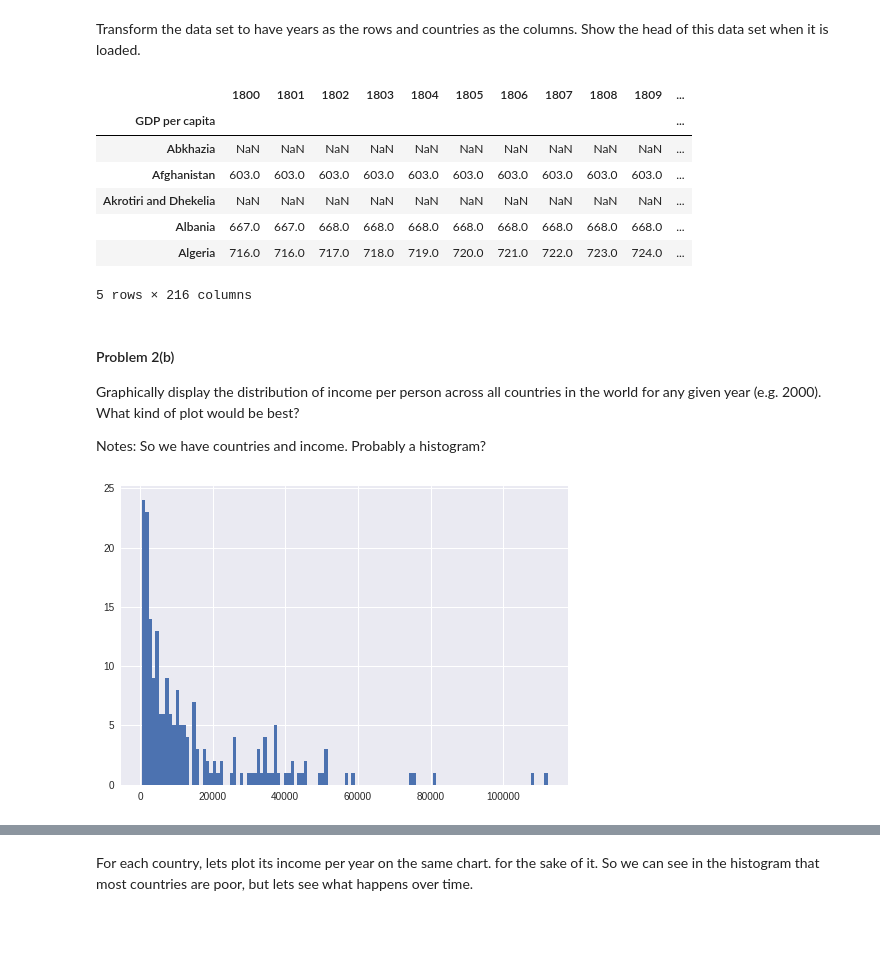
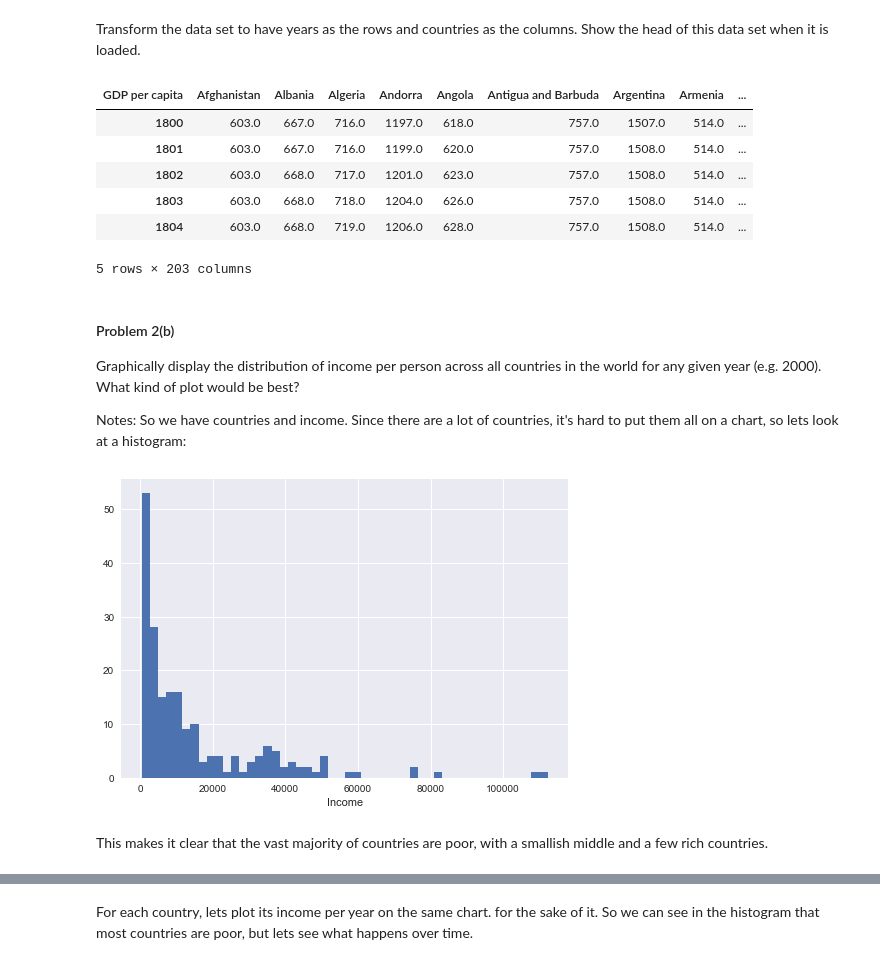
Before and after one commit to fergusio/cs109-2015, a Jupyter notebook: homework/HW1.ipynb, the cells around one changed output, grey strips where cells are left out. Drawn from its saved outputs; the diff is of its cells as text; code cells hidden in the pictures; blank space fills up the shorter version.

```diff
--- a/homework/HW1.ipynb
+++ b/homework/HW1.ipynb
@@ -422,26 +457,28 @@ income.head()
 Transform the data set to have years as the rows and countries as the columns. Show the head of this data set when it is loaded.
 # %%
 #your code here
-#pd.pivot_table(df, index=['regiment','company'], aggfunc='mean')
-income = pd.pivot_table(income, index=["GDP per capita"], aggfunc='mean')
-income.head()
+incomep = pd.pivot_table(income, columns=["GDP per capita"], aggfunc='mean')
+incomep.head()
 # %% [output]
-|  | 1800 | 1801 | 1802 | 1803 | 1804 | 1805 | 1806 | 1807 | 1808 | 1809 | ... |
-| GDP per capita |  |  |  |  |  |  |  |  |  |  | ... |
-| Abkhazia | NaN | NaN | NaN | NaN | NaN | NaN | NaN | NaN | NaN | NaN | ... |
-| Afghanistan | 603.0 | 603.0 | 603.0 | 603.0 | 603.0 | 603.0 | 603.0 | 603.0 | 603.0 | 603.0 | ... |
-| Akrotiri and Dhekelia | NaN | NaN | NaN | NaN | NaN | NaN | NaN | NaN | NaN | NaN | ... |
-| Albania | 667.0 | 667.0 | 668.0 | 668.0 | 668.0 | 668.0 | 668.0 | 668.0 | 668.0 | 668.0 | ... |
-| Algeria | 716.0 | 716.0 | 717.0 | 718.0 | 719.0 | 720.0 | 721.0 | 722.0 | 723.0 | 724.0 | ... |
+| GDP per capita | Afghanistan | Albania | Algeria | Andorra | Angola | Antigua and Barbuda | Argentina | Armenia | ... |
+| 1800 | 603.0 | 667.0 | 716.0 | 1197.0 | 618.0 | 757.0 | 1507.0 | 514.0 | ... |
+| 1801 | 603.0 | 667.0 | 716.0 | 1199.0 | 620.0 | 757.0 | 1508.0 | 514.0 | ... |
+| 1802 | 603.0 | 668.0 | 717.0 | 1201.0 | 623.0 | 757.0 | 1508.0 | 514.0 | ... |
+| 1803 | 603.0 | 668.0 | 718.0 | 1204.0 | 626.0 | 757.0 | 1508.0 | 514.0 | ... |
+| 1804 | 603.0 | 668.0 | 719.0 | 1206.0 | 628.0 | 757.0 | 1508.0 | 514.0 | ... |
-5 rows × 216 columns
+5 rows × 203 columns
 # %% [markdown]
 #### Problem 2(b)
 
 Graphically display the distribution of income per person across all countries in the world for any given year (e.g. 2000).  What kind of plot would be best?
 
-Notes: So we have countries and income. Probably a histogram?
+Notes: So we have countries and income. Since there are a lot of countries, it's hard to put them all on a chart, so lets look at a histogram:
 # %%
 #your code here
-income[2000].hist(bins=120);
+incomep.loc[2000].hist(bins=50)
+#income[2000].hist(bins=50)
+plt.xlabel("Income");
 # %% [output]
-[figure, old version]
+[figure, new version]
+# %% [markdown]
+This makes it clear that the vast majority of countries are poor, with a smallish middle and a few rich countries.
```
Also changed, not shown: parts of 31 cells of this notebook, 1 other file.
